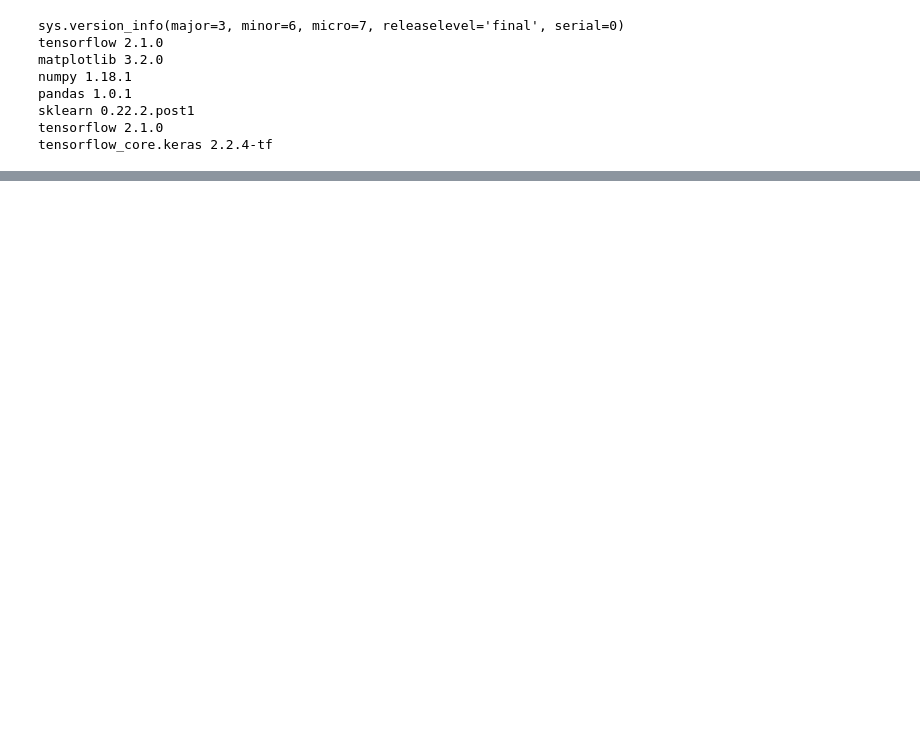
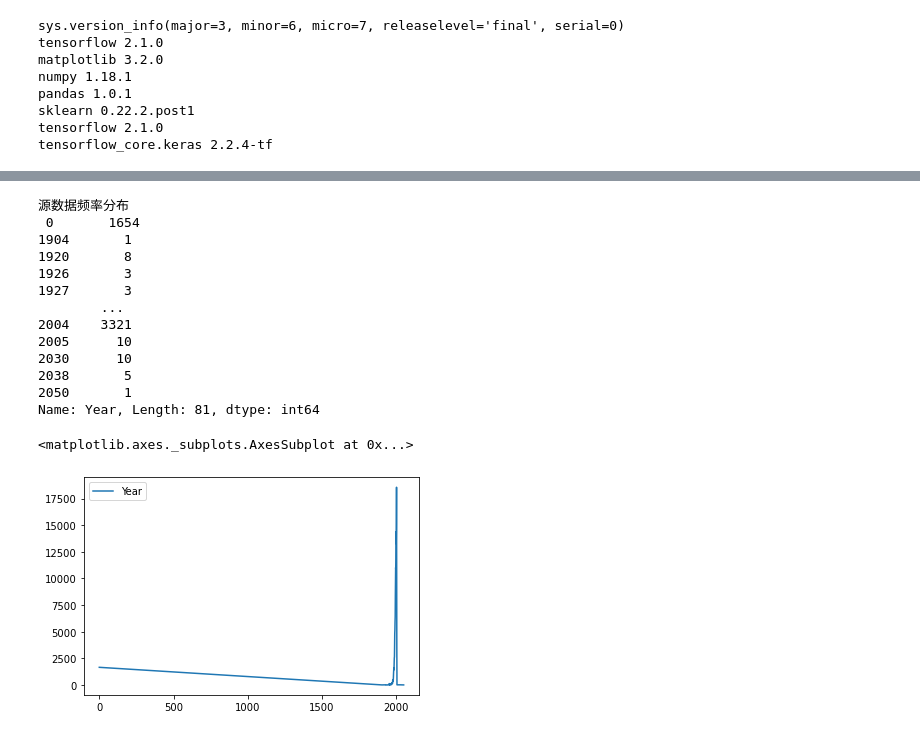
Before and after one commit to StrayCamel247/Recommend_system, a Jupyter notebook: stray_camel.ipynb, the cells around one changed output, grey strips where cells are left out. Saved outputs shown, nothing was run; the diff lists cells and outputs as text; code cells hidden in the pictures; blank space fills up the shorter version.

```diff
--- a/stray_camel.ipynb
+++ b/stray_camel.ipynb
@@ -115,0 +258,19 @@ origin_DATA.features
+# %%
+
+distribution_analysis(origin_DATA.features['Year']).plot(legend='Book-year')
+# %% [output]
+源数据频率分布
+ 0       1654
+1904       1
+1920       8
+1926       3
+1927       3
+        ...
+2004    3321
+2005      10
+2030      10
+2038       5
+2050       1
+Name: Year, Length: 81, dtype: int64
+<matplotlib.axes._subplots.AxesSubplot at 0x...>
+[figure, added]
```
Also changed, not shown: parts of 8 cells of this notebook, 2 other files.
